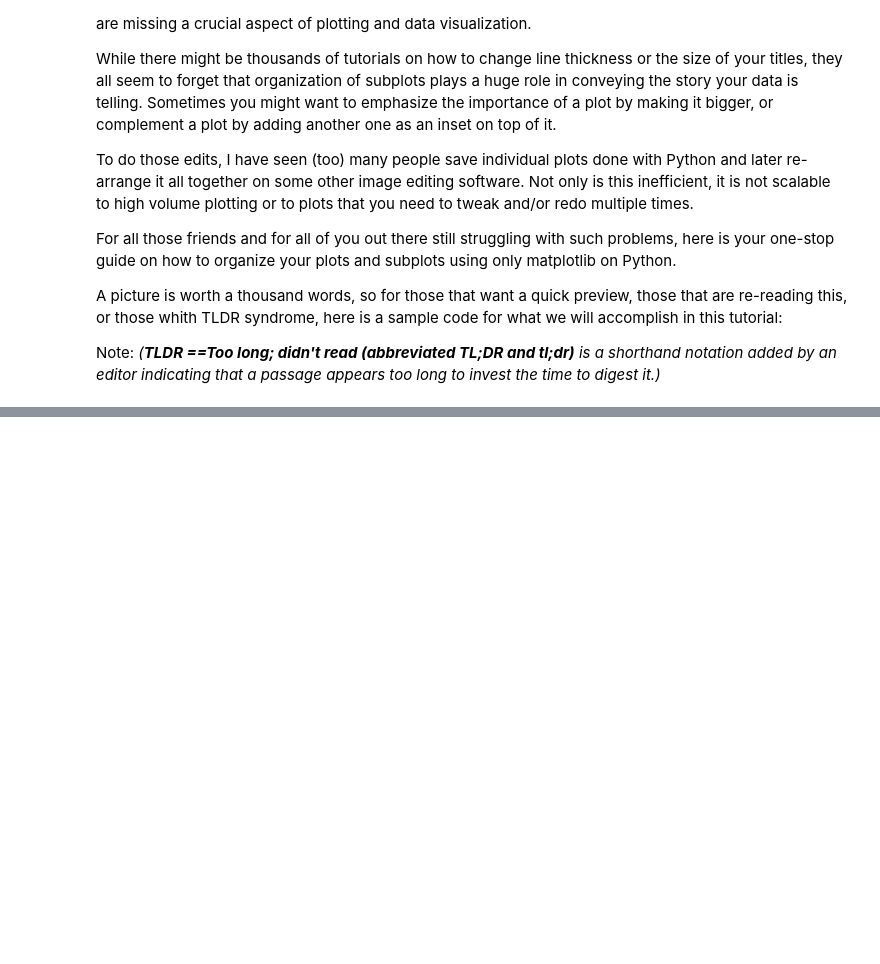
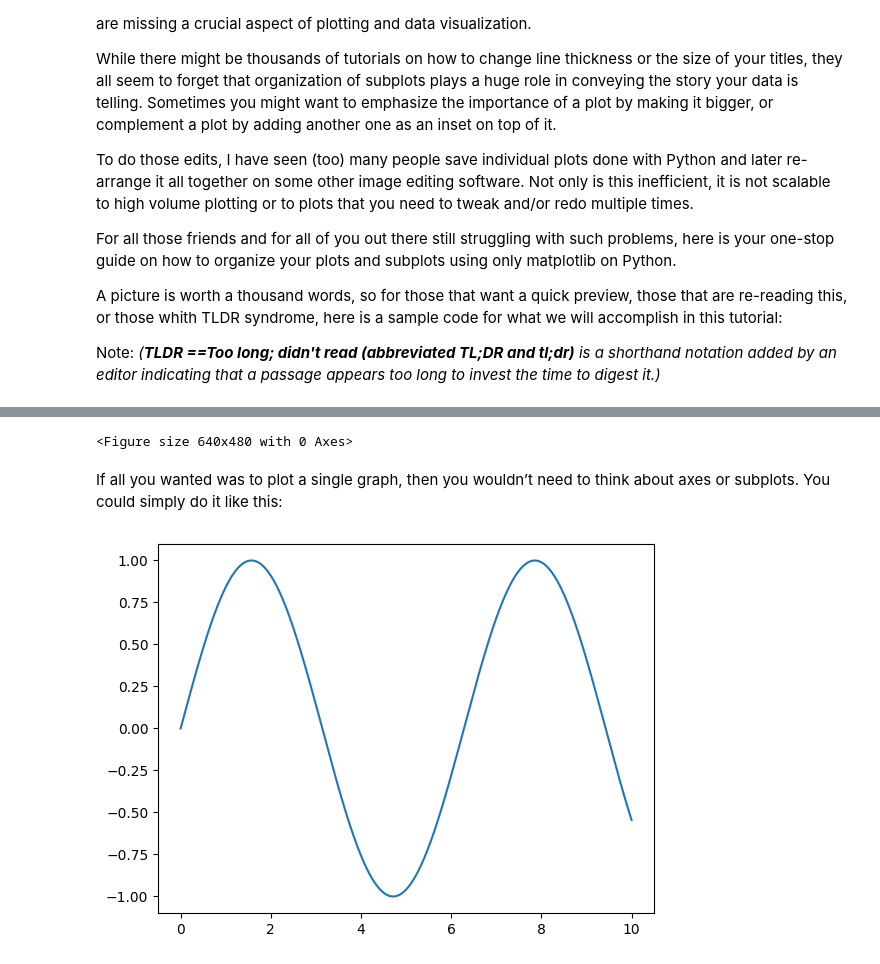
Before and after one commit to KPAdhikari/PythonStuff, a Jupyter notebook: IPython_Jupyter_Notebooks/Python Plotting - matplotlib V2.ipynb, the cells around one changed output, grey strips where cells are left out. Saved outputs shown, nothing was run; the diff lists cells and outputs as text; code cells hidden in the pictures; blank space fills up the shorter version.

```diff
--- a/IPython_Jupyter_Notebooks/Python Plotting - matplotlib V2.ipynb
+++ b/IPython_Jupyter_Notebooks/Python Plotting - matplotlib V2.ipynb
@@ -26,0 +78,19 @@ Note: *(**TLDR ==Too long; didn't read (abbreviated TL;DR and tl;dr)** is a shor
+# %%
+fig = plt.figure()
+plt.show()
+# %% [output]
+<Figure size 640x480 with 0 Axes>
+# %% [markdown]
+If all you wanted was to plot a single graph, then you wouldn’t need to think about axes or subplots. You could simply do it like this:
+# %%
+# Synthetic Data
+time = np.linspace(0, 10, 1000)
+height = np.sin(time)
+
+# Plotting on a figure
+fig = plt.figure()
+plt.plot(time, height)
+fig.savefig('images/junkMadeByCode.png')
+plt.show()
+# %% [output]
+[figure, added]
```
Also changed, not shown: parts of 7 cells of this notebook, 4 other files.
